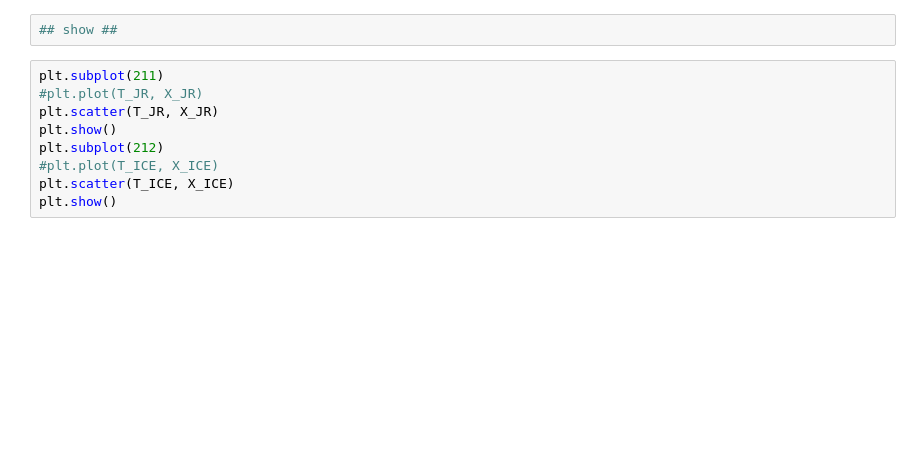
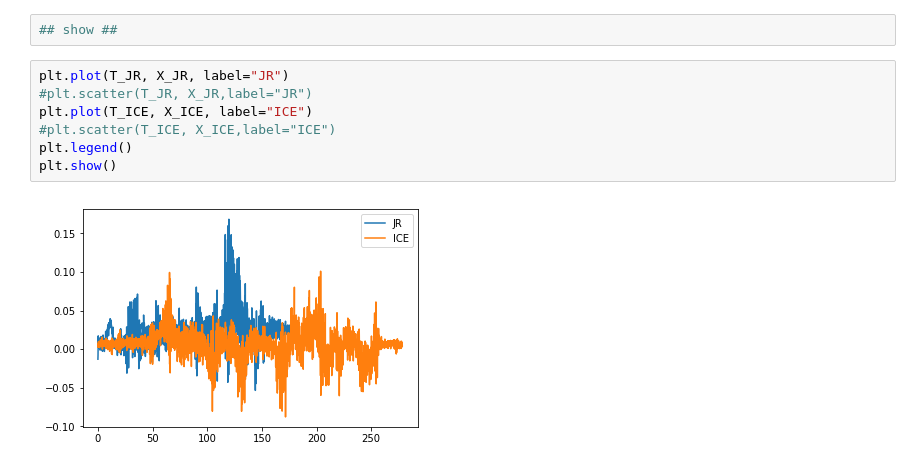
Before and after one commit to soyaoki/Analysis-of-Acceleration, a Jupyter notebook: JR_vs_ICE.ipynb, the cells around one changed output. Cells and saved outputs as stored; diff of their text form; blank space fills up the shorter version.

```diff
--- a/JR_vs_ICE.ipynb
+++ b/JR_vs_ICE.ipynb
@@ -140,14 +156,14 @@ print(len(T_ICE))
 # %%
 ## show ##
 # %%
-plt.subplot(211)
-#plt.plot(T_JR, X_JR)
-plt.scatter(T_JR, X_JR)
+plt.plot(T_JR, X_JR, label="JR")
+#plt.scatter(T_JR, X_JR,label="JR")
+plt.plot(T_ICE, X_ICE, label="ICE")
+#plt.scatter(T_ICE, X_ICE,label="ICE")
+plt.legend()
 plt.show()
-plt.subplot(212)
-#plt.plot(T_ICE, X_ICE)
-plt.scatter(T_ICE, X_ICE)
-plt.show()
+# %% [output]
+[figure, added]
 # %%
 ave = mean(X_JR)
 sigma = stdev(X_JR)
```
Also changed, not shown: parts of 31 cells of this notebook.
